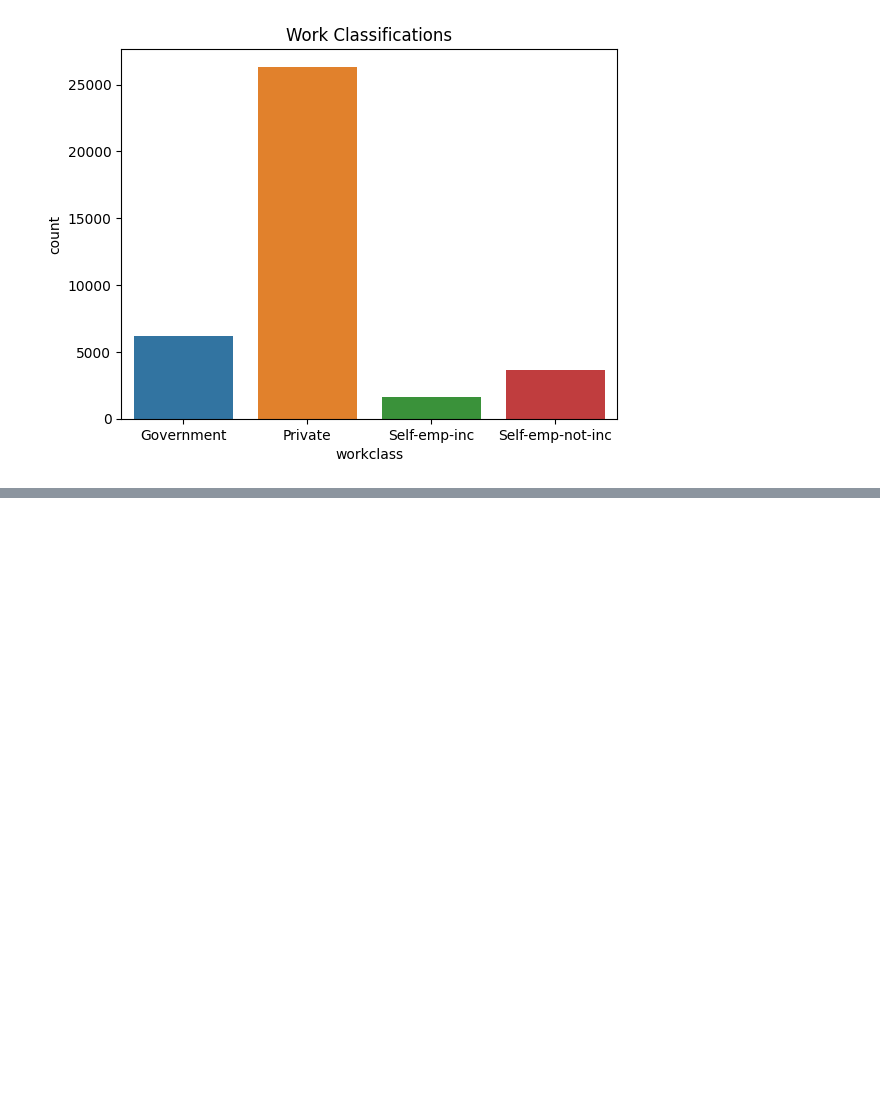
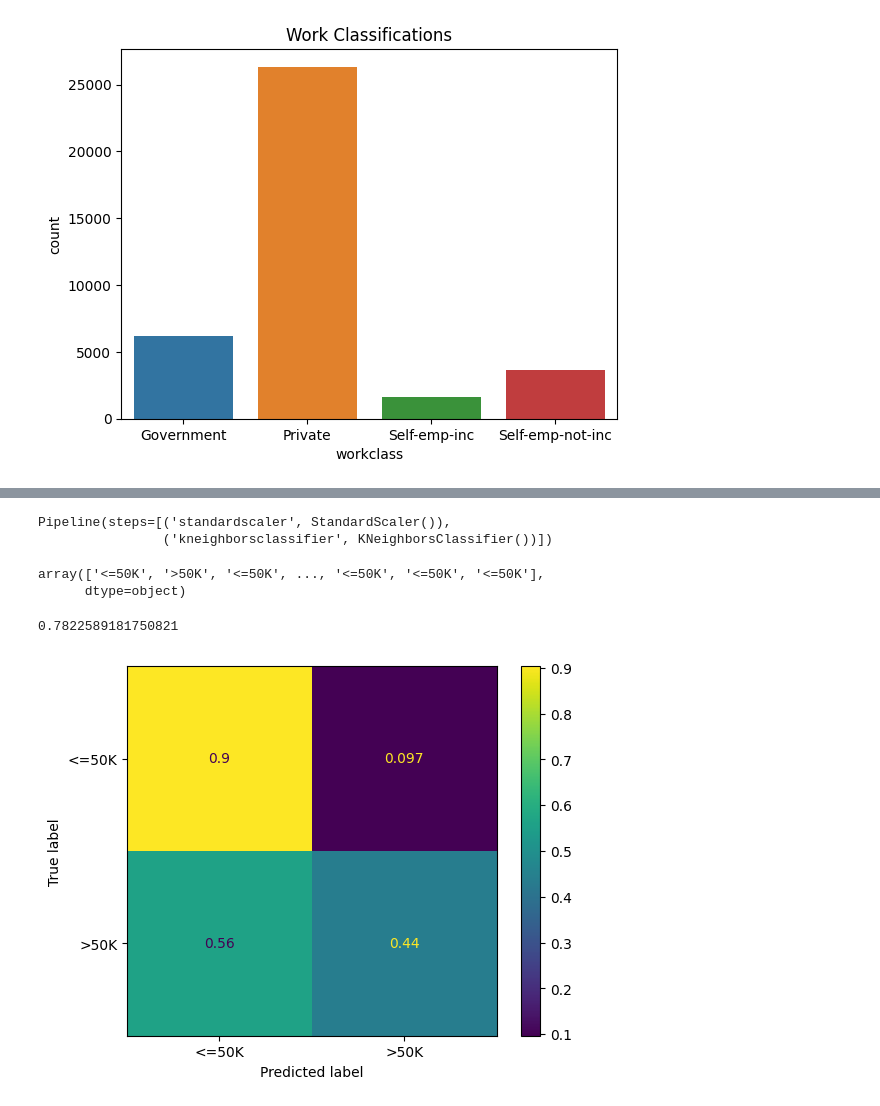
Before and after one commit to thejustinfields/incomepredictions, a Jupyter notebook: AdultIncome.ipynb, the cells around one changed output, grey strips where cells are left out. Cells and saved outputs as stored; diff of their text form; code cells hidden in the pictures; blank space fills up the shorter version.

```diff
--- a/AdultIncome.ipynb
+++ b/AdultIncome.ipynb
@@ -548,0 +651,27 @@ ax.set_xticklabels(ax.get_xticklabels(), rotation=45, ha='right');
+# %%
+#transform train and test
+X_train_processed = preprocessor.transform(X_train)
+X_test_processed = preprocessor.transform(X_test)
+# %%
+knn = KNeighborsClassifier()
+# %%
+knn_pipe = make_pipeline(scaler, knn)
+knn_pipe.fit(X_train_processed, y_train)
+# %% [output]
+Pipeline(steps=[('standardscaler', StandardScaler()),
+                ('kneighborsclassifier', KNeighborsClassifier())])
+# %%
+knn_predictions = knn_pipe.predict(X_test_processed)
+knn_predictions
+# %% [output]
+array(['<=50K', '>50K', '<=50K', ..., '<=50K', '<=50K', '<=50K'],
+      dtype=object)
+# %%
+knn_acc_score = knn_pipe.score(X_test_processed, y_test)
+knn_acc_score
+# %% [output]
+0.7822589181750821
+# %%
+ConfusionMatrixDisplay.from_predictions(y_test, knn_predictions, normalize='true');
+# %% [output]
+[figure, added]
```
Also changed, not shown: parts of 48 cells of this notebook.
